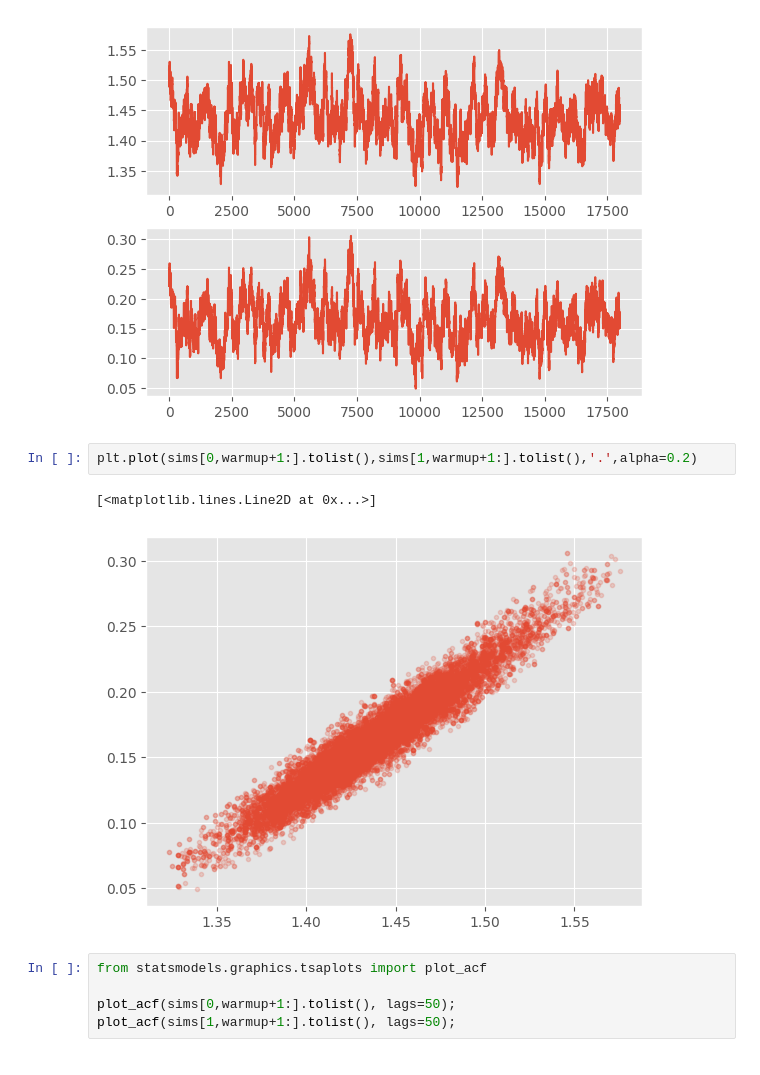
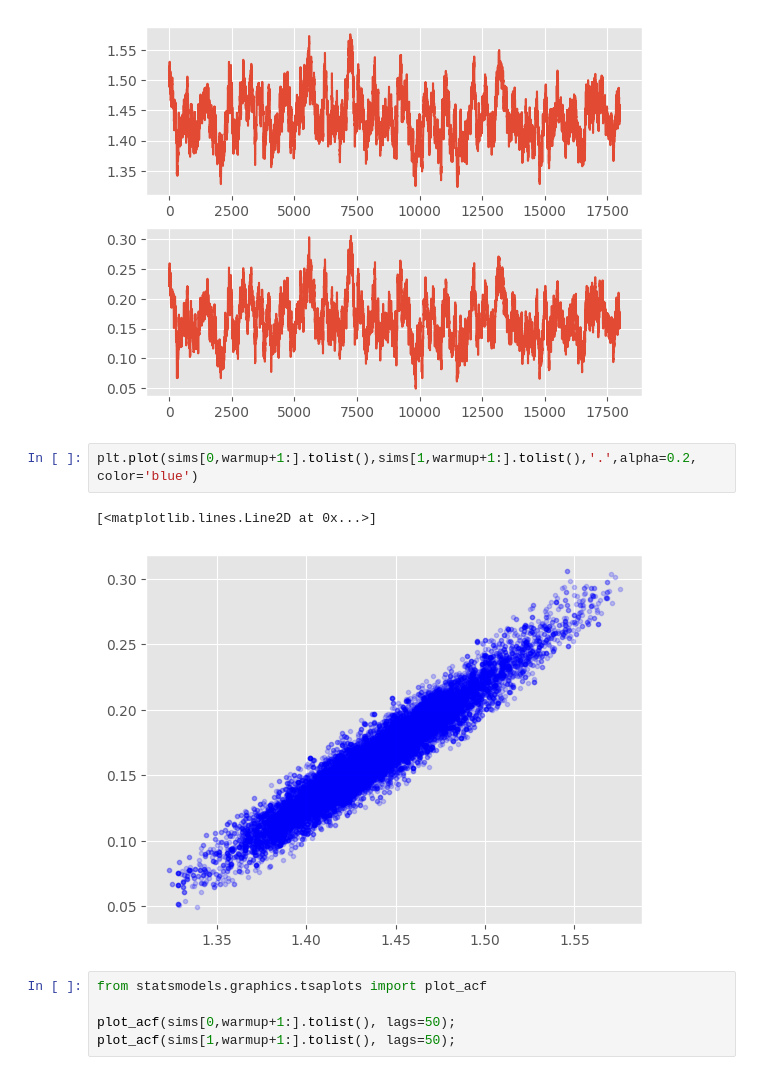
Before and after one commit to leticiaram/Modelacion-Epidemiologica, a Jupyter notebook: 4_2_UQ_SIR_Metropolis_Hasting.ipynb, the cells around one changed output. Saved outputs shown, nothing was run; the diff lists cells and outputs as text.

```diff
--- a/4_2_UQ_SIR_Metropolis_Hasting.ipynb
+++ b/4_2_UQ_SIR_Metropolis_Hasting.ipynb
@@ -333,10 +338,10 @@ for i in range(2):
 # %% [output]
 [figure]
 # %%
-plt.plot(sims[0,warmup+1:].tolist(),sims[1,warmup+1:].tolist(),'.',alpha=0.2)
+plt.plot(sims[0,warmup+1:].tolist(),sims[1,warmup+1:].tolist(),'.',alpha=0.2, color='blue')
 # %% [output]
 [<matplotlib.lines.Line2D at 0x...>]
-[figure, old version]
+[figure, new version]
 # %%
 from statsmodels.graphics.tsaplots import plot_acf
 
```
Also changed, not shown: parts of 6 cells of this notebook.
